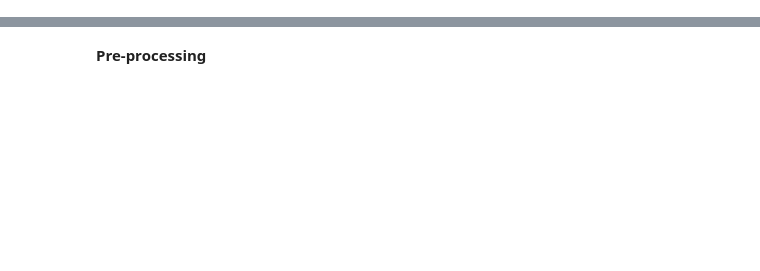
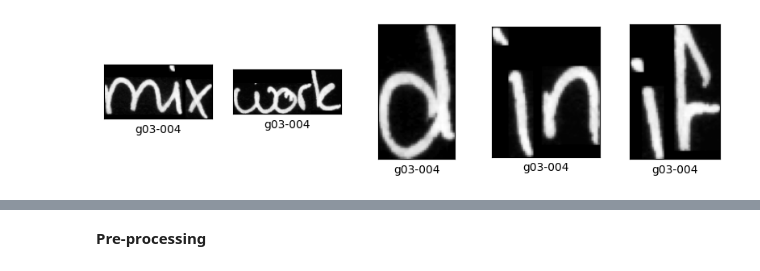
Before and after one commit to satche/botanist, a Jupyter notebook: botanist_autoencoder.ipynb, the cells around one changed output, grey strips where cells are left out. Drawn from its saved outputs; the diff is of its cells as text; code cells hidden in the pictures; blank space fills up the shorter version.

```diff
--- a/botanist_autoencoder.ipynb
+++ b/botanist_autoencoder.ipynb
@@ -92,46 +128,74 @@ def load_words_data(data_path, metadata_path, selected_writers = []):
 
     return data
 
-def load_new_dataset(dataset_path, num_classes=2):
-    class_folders = os.listdir(dataset_path)
-    selected_classes = random.sample(class_folders, num_classes)
-    new_data = []
+def load_new_class_data(data_crop_path):
+    new_class_data = []
 
-    for class_name in selected_classes:
-        class_path = os.path.join(dataset_path, class_name)
-        for img_file in os.listdir(class_path):
-            image_path = os.path.join(class_path, img_file)
+    class_dirs = os.listdir(data_crop_path)
+
+    # Select 2 random folders
+    selected_dirs = random.sample(class_dirs, 2)
+
+    for class_dir in selected_dirs:
+        class_dir_path = os.path.join(data_crop_path, class_dir)
+        image_files = os.listdir(class_dir_path)
+
+        for image_file in image_files:
+            image_path = os.path.join(class_dir_path, image_file)
+
             try:
                 img = tf.io.read_file(image_path)
                 img = tf.image.decode_png(img)
-                new_data.append({
+                new_class_data.append({
                     'image_path': image_path,
-                    'writer_id': class_name,  # Use folder name as class name
+                    'writer_id': class_dir,  # Assuming folder name is the class name
                     'image_array': img
                 })
             except tf.errors.InvalidArgumentError:
-                print(f"Image not found at {image_path}")
+                print(f"Image not found for class {class_dir} at {image_path}")
 
-    return new_data
+    return new_class_data
 
-public_data = load_words_data(WORD_DATA_PATH, METADATA_PATH, selected_writers=CLASSES)
-private_data = load_new_dataset(PRIVATE_DATASET_PATH)
+words_data = load_words_data(WORD_DATA_PATH, METADATA_PATH, selected_writers=CLASSES)
 
-combined_data = public_data + private_data
+new_classes_data = load_new_class_data(DATA_CROP_PATH)
+words_data.extend(new_classes_data)
+
+N_CLASSES = N_CLASSES + 2
+
+images = [entry['image_array'] for entry in words_data]
+labels = [entry['writer_id'] for entry in words_data]
+
+X_train, X_test, y_train, y_test = skms.train_test_split(np.array(images), np.array(labels), test_size=0.2, random_state=42)
+
+
+def plot_images(images, labels, num=5, class_num=N_CLASSES):
+    plt.figure(figsize=(10,10))
+    for i in range(num):
+        plt.subplot(class_num,num,i+1)
+        plt.xticks([])
+        plt.yticks([])
+        plt.grid(False)
+        plt.imshow(images[i], cmap=plt.cm.binary)
+        plt.xlabel(labels[i])
+    plt.show()
+
+def plot_random_samples(classes, num=5):
+  for class_name in classes:
+      class_indices = np.where(y_train == class_name)[0]
+      size = min(num, len(class_indices))
+      random_indices = np.random.choice(class_indices, size=size, replace=False)
+      random_images = X_train[random_indices]
+      plot_images(random_images, [class_name] * num)
+
 
 
 if DEBUG:
-  print(f"Loaded {len(combined_data)} words.")
-  for entry in combined_data[:5]:
+  print(f"Loaded {len(words_data)} words.")
+  for entry in words_data[:5]:
       print(f"  Writer ID: {entry['writer_id']}; image shape: {entry['image_array'].shape}")
 
-if DEBUG:
-  plt.figure(figsize=(10, 10))
-  for i in range(25):
-      plt.subplot(5, 5, i + 1)
-      plt.xticks([])
-      plt.yticks([])
-      plt.grid(False)
-      plt.imshow(combined_data[i]['image_array'], cmap=plt.cm.binary)
-      plt.xlabel(combined_data[i]['writer_id'])
-  plt.show()
+  print("number of writers: ", len(set([entry['writer_id'] for entry in words_data])))
+
+  plot_random_samples(CLASSES)
+# %% [output]
@@ -137,0 +209 @@ if DEBUG:
+[figure, added]
```
Also changed, not shown: parts of 17 cells of this notebook, 3 other files.
